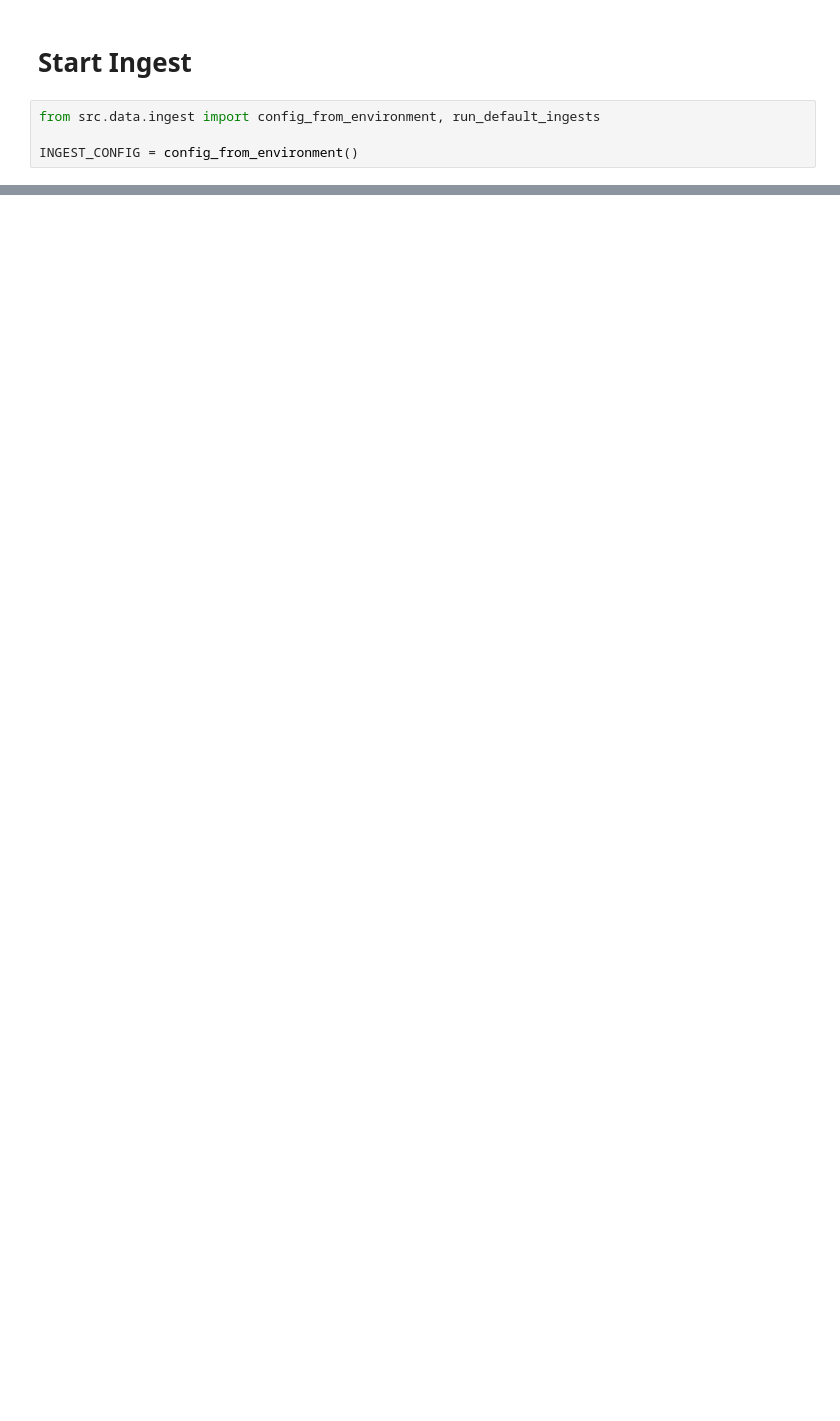
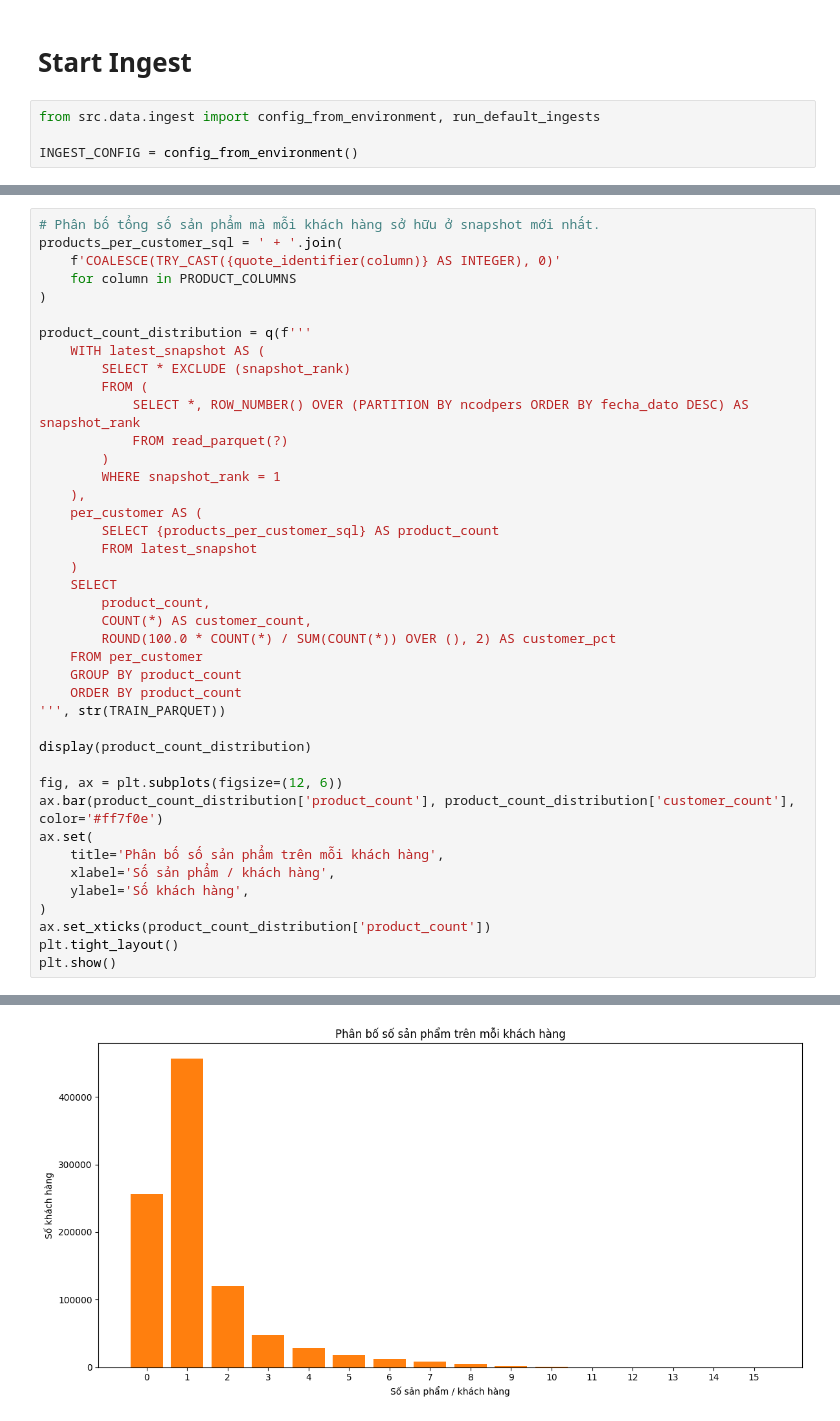
Before and after one commit to lbngyn/Santander-Product-Recommendation, a Jupyter notebook: notebooks/EDA-v1.ipynb, the cells around one changed output, grey strips where cells are left out. Drawn from its saved outputs; the diff is of its cells as text; blank space fills up the shorter version.

```diff
--- a/notebooks/EDA-v1.ipynb
+++ b/notebooks/EDA-v1.ipynb
@@ -216,0 +680,42 @@ ingest_results
+# %%
+# Phân bố tổng số sản phẩm mà mỗi khách hàng sở hữu ở snapshot mới nhất.
+products_per_customer_sql = ' + '.join(
+    f'COALESCE(TRY_CAST({quote_identifier(column)} AS INTEGER), 0)'
+    for column in PRODUCT_COLUMNS
+)
+
+product_count_distribution = q(f'''
+    WITH latest_snapshot AS (
+        SELECT * EXCLUDE (snapshot_rank)
+        FROM (
+            SELECT *, ROW_NUMBER() OVER (PARTITION BY ncodpers ORDER BY fecha_dato DESC) AS snapshot_rank
+            FROM read_parquet(?)
+        )
+        WHERE snapshot_rank = 1
+    ),
+    per_customer AS (
+        SELECT {products_per_customer_sql} AS product_count
+        FROM latest_snapshot
+    )
+    SELECT
+        product_count,
+        COUNT(*) AS customer_count,
+        ROUND(100.0 * COUNT(*) / SUM(COUNT(*)) OVER (), 2) AS customer_pct
+    FROM per_customer
+    GROUP BY product_count
+    ORDER BY product_count
+''', str(TRAIN_PARQUET))
+
+display(product_count_distribution)
+
+fig, ax = plt.subplots(figsize=(12, 6))
+ax.bar(product_count_distribution['product_count'], product_count_distribution['customer_count'], color='#ff7f0e')
+ax.set(
+    title='Phân bố số sản phẩm trên mỗi khách hàng',
+    xlabel='Số sản phẩm / khách hàng',
+    ylabel='Số khách hàng',
+)
+ax.set_xticks(product_count_distribution['product_count'])
+plt.tight_layout()
+plt.show()
+# %% [output]
@@ -216,0 +739 @@ ingest_results
+[figure, added]
```
Also changed, not shown: parts of 32 cells of this notebook, 7 other files.
